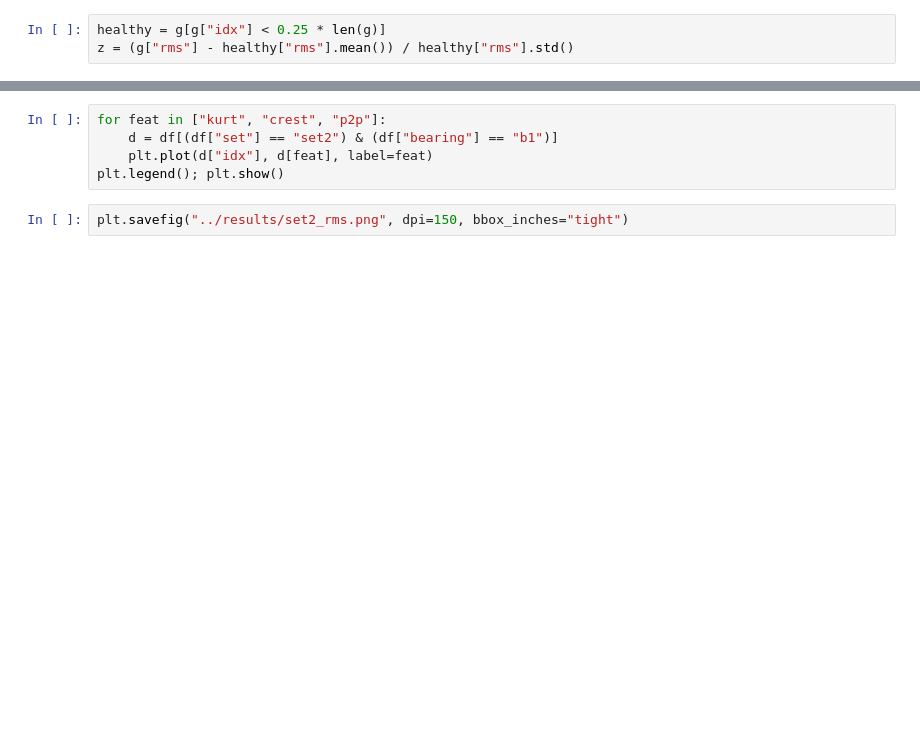
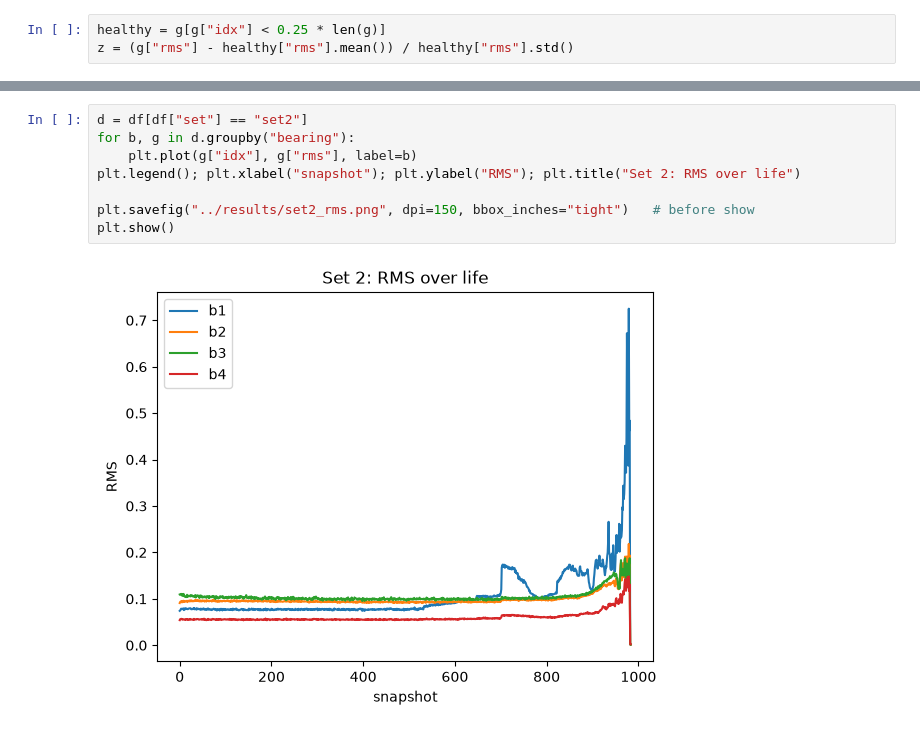
Before and after one commit to adityapapneja/bearing-rul-project, a Jupyter notebook: notebooks/01_eda.ipynb, the cells around one changed output, grey strips where cells are left out. Drawn from its saved outputs; the diff is of its cells as text; blank space fills up the shorter version.

```diff
--- a/notebooks/01_eda.ipynb
+++ b/notebooks/01_eda.ipynb
@@ -30,7 +44,10 @@ print(x.shape, x.mean(axis=0), x.std(axis=0))
 # %%
-for feat in ["kurt", "crest", "p2p"]:
-    d = df[(df["set"] == "set2") & (df["bearing"] == "b1")]
-    plt.plot(d["idx"], d[feat], label=feat)
-plt.legend(); plt.show()
+d = df[df["set"] == "set2"]
+for b, g in d.groupby("bearing"):
+    plt.plot(g["idx"], g["rms"], label=b)
+plt.legend(); plt.xlabel("snapshot"); plt.ylabel("RMS"); plt.title("Set 2: RMS over life")
+
+plt.savefig("../results/set2_rms.png", dpi=150, bbox_inches="tight")   # before show
+plt.show()
+# %% [output]
+[figure, added]
-# %%
-plt.savefig("../results/set2_rms.png", dpi=150, bbox_inches="tight")
```
Also changed, not shown: parts of 3 cells of this notebook, 1 other file.
